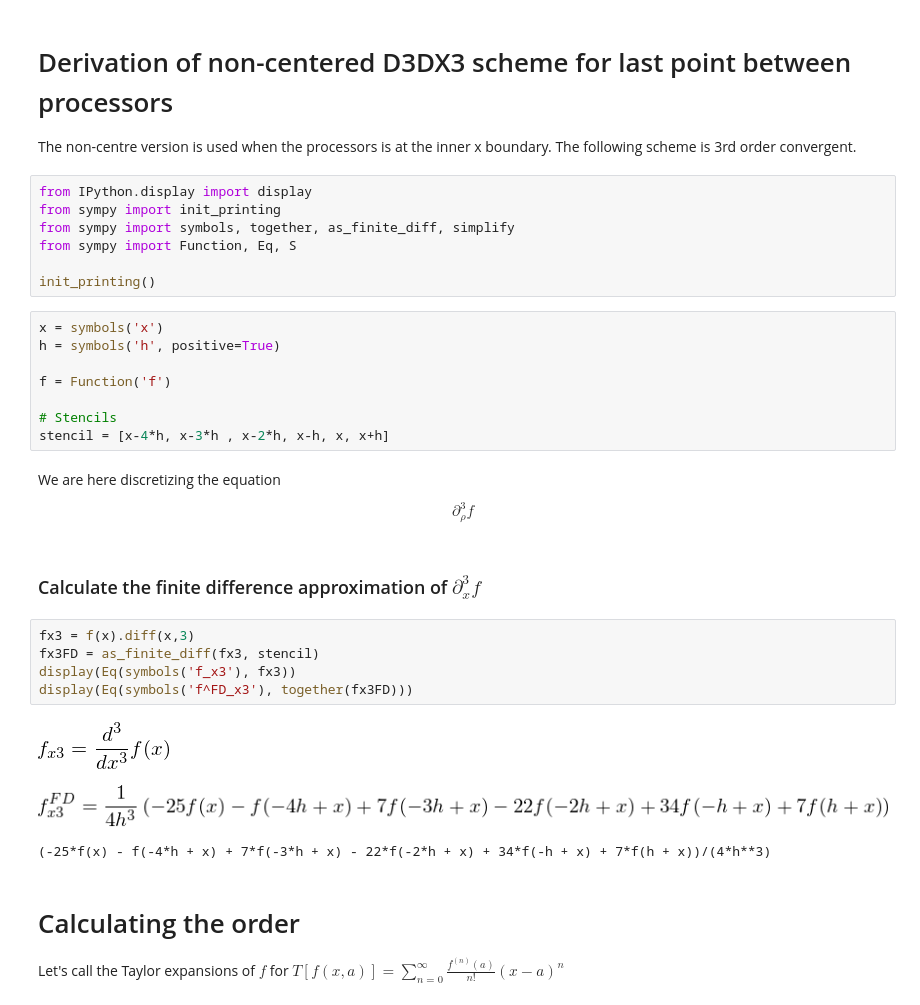
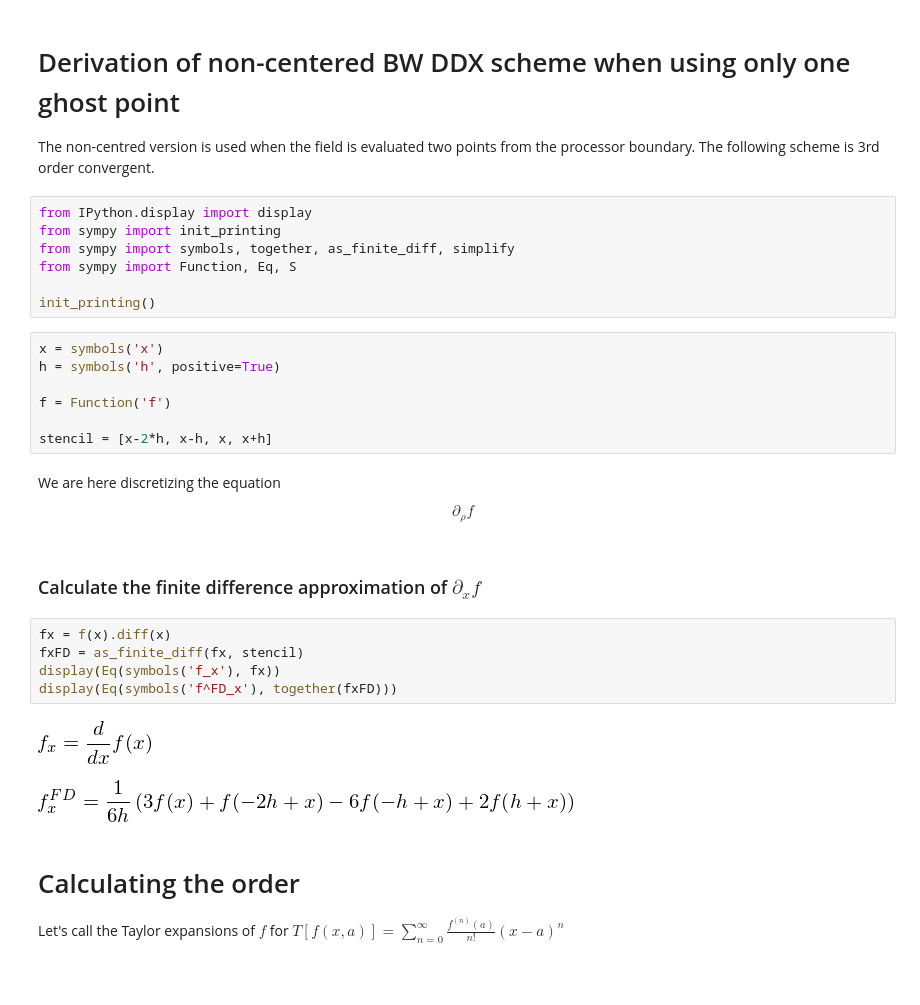
Before and after one commit to CELMA-project/CELMA, a Jupyter notebook: derivations/DDX/BWoneSidedDDXWGhost.ipynb, the cells around one changed output. Drawn from its saved outputs; the diff is of its cells as text; blank space fills up the shorter version.

Commit message:
New stencil derivations

```diff
--- a/derivations/D3DX3/nonCenteredLastOuterBetweenProcessors3rdOrder.ipynb
+++ b/derivations/DDX/BWoneSidedDDXWGhost.ipynb
@@ -1,7 +1,7 @@
 # %% [markdown]
-# Derivation of non-centered D3DX3 scheme for last point between processors
+# Derivation of non-centered BW DDX scheme when using only one ghost point
 
-The non-centre version is used when the processors is at the inner x boundary. The following scheme is 3rd order convergent.
+The non-centred version is used when the field is evaluated two points from the processor boundary. The following scheme is 3rd order convergent.
 # %%
 from IPython.display import display
 from sympy import init_printing
@@ -15,23 +15,21 @@ h = symbols('h', positive=True)
 
 f = Function('f')
 
-# Stencils
-stencil = [x-4*h, x-3*h , x-2*h, x-h, x, x+h]
+stencil = [x-2*h, x-h, x, x+h]
 # %% [markdown]
 We are here discretizing the equation
 
-$$ \partial_\rho^3 f$$
+$$ \partial_\rho f$$
 # %% [markdown]
-### Calculate the finite difference approximation of $\partial_x^3 f$
+### Calculate the finite difference approximation of $\partial_x f$
 # %%
-fx3 = f(x).diff(x,3)
-fx3FD = as_finite_diff(fx3, stencil)
-display(Eq(symbols('f_x3'), fx3))
-display(Eq(symbols('f^FD_x3'), together(fx3FD)))
+fx = f(x).diff(x)
+fxFD = as_finite_diff(fx, stencil)
+display(Eq(symbols('f_x'), fx))
+display(Eq(symbols('f^FD_x'), together(fxFD)))
 # %% [output]
-[figure, old version]
+[figure, new version]
-[figure, old version]
+[figure, new version]
-(-25*f(x) - f(-4*h + x) + 7*f(-3*h + x) - 22*f(-2*h + x) + 34*f(-h + x) + 7*f(h + x))/(4*h**3)
 # %% [markdown]
 # Calculating the order
 
```
Also changed, not shown: parts of 6 cells of this notebook, 3 other files.
